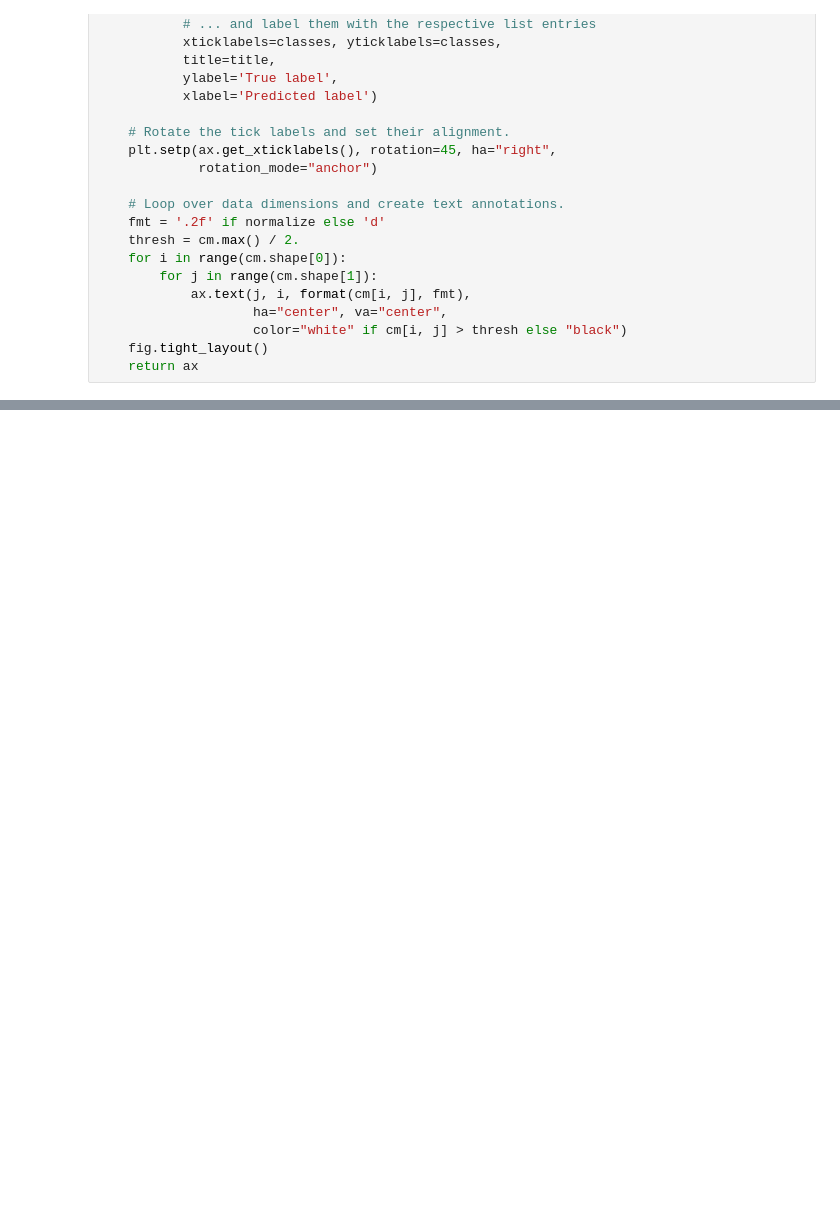
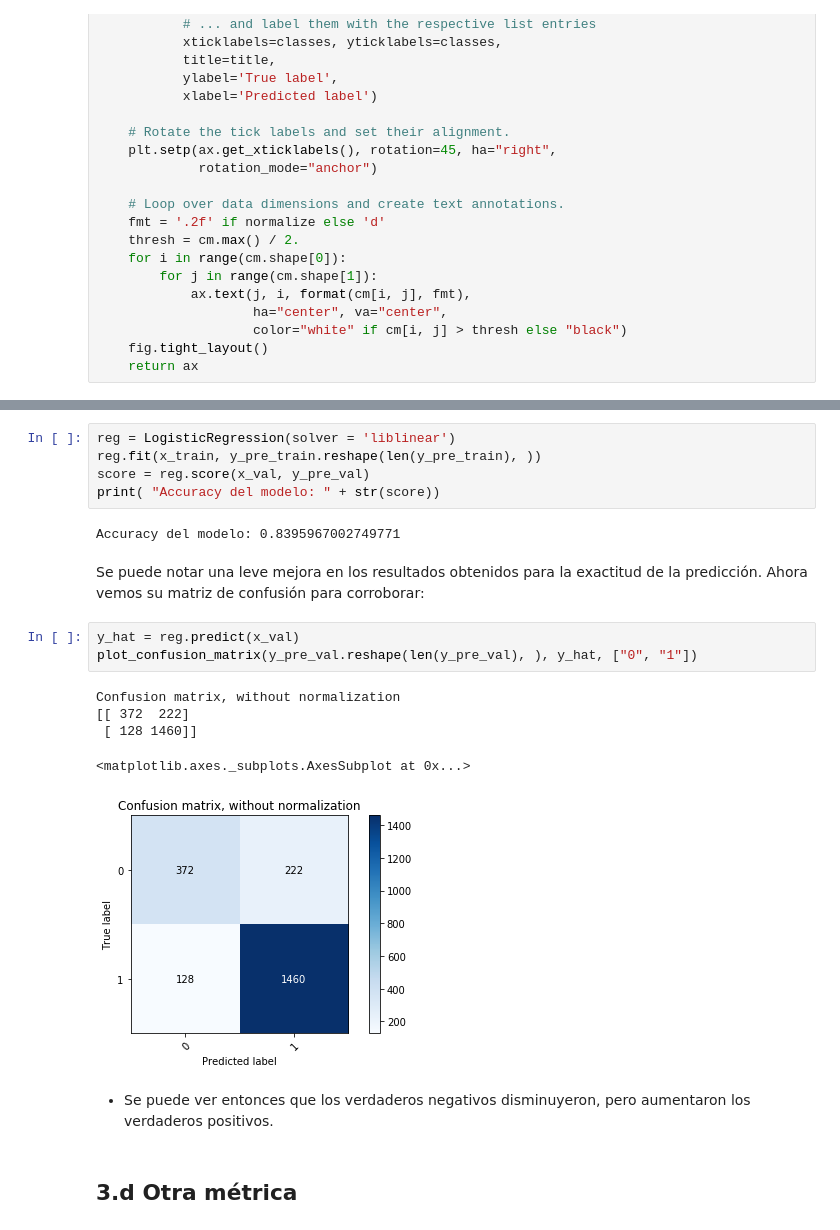
Before and after one commit to rigonzal/ML-2019-1, a Jupyter notebook: Tarea1/Pregunta3.ipynb, the cells around one changed output, grey strips where cells are left out. Saved outputs shown, nothing was run; the diff lists cells and outputs as text; blank space fills up the shorter version.

```diff
--- a/Tarea1/Pregunta3.ipynb
+++ b/Tarea1/Pregunta3.ipynb
@@ -199,0 +260,22 @@ Confusion matrix, without normalization
+# %%
+reg = LogisticRegression(solver = 'liblinear')
+reg.fit(x_train, y_pre_train.reshape(len(y_pre_train), ))
+score = reg.score(x_val, y_pre_val)
+print( "Accuracy del modelo: " + str(score))
+# %% [output]
+Accuracy del modelo: 0.8395967002749771
+# %% [markdown]
+Se puede notar una leve mejora en los resultados obtenidos para la exactitud de la predicción. Ahora vemos su matriz de confusión para corroborar:
+# %%
+y_hat = reg.predict(x_val)
+plot_confusion_matrix(y_pre_val.reshape(len(y_pre_val), ), y_hat, ["0", "1"])
+# %% [output]
+Confusion matrix, without normalization
+[[ 372  222]
+ [ 128 1460]]
+<matplotlib.axes._subplots.AxesSubplot at 0x...>
+[figure, added]
+# %% [markdown]
+* Se puede ver entonces que los verdaderos negativos disminuyeron, pero aumentaron los verdaderos positivos.
+# %% [markdown]
+## 3.d Otra métrica
```
Also changed, not shown: parts of 29 cells of this notebook.
